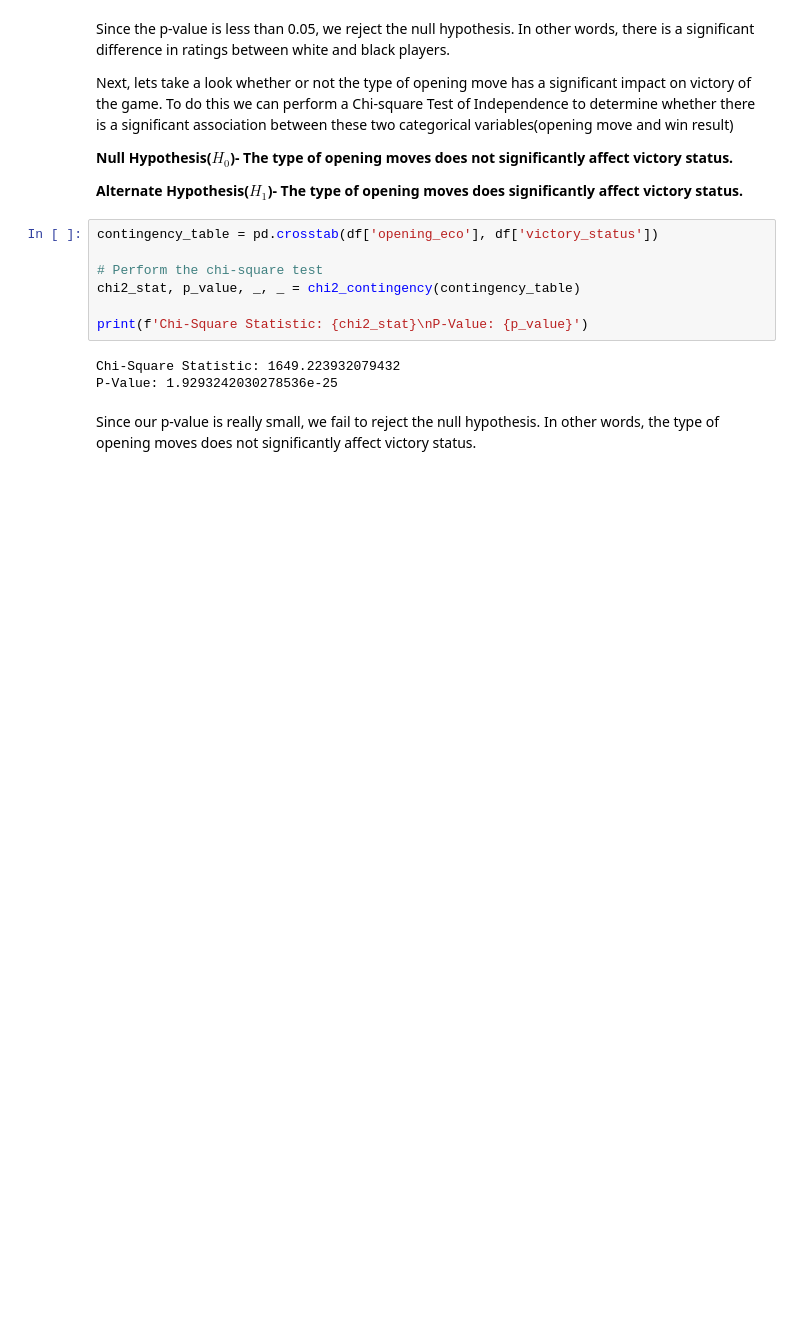
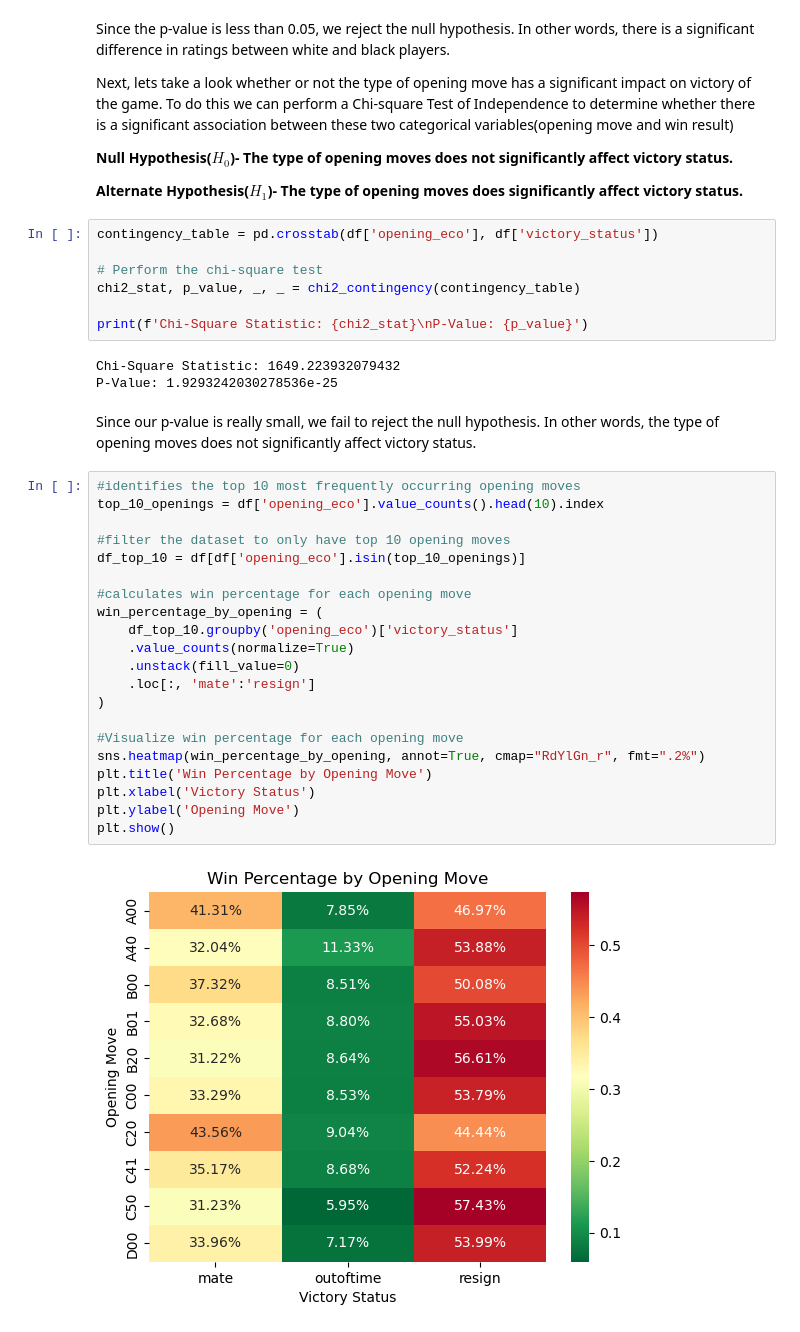
Before and after one commit to wkam3/math189-project, a Jupyter notebook: Math189.ipynb, the cells around one changed output. Cells and saved outputs as stored; diff of their text form; blank space fills up the shorter version.

```diff
--- a/Math189.ipynb
+++ b/Math189.ipynb
@@ -288,3 +289,26 @@ Chi-Square Statistic: 1649.223932079432
 P-Value: 1.9293242030278536e-25
 # %% [markdown]
 Since our p-value is really small, we fail to reject the null hypothesis. In other words, the type of opening moves does not significantly affect victory status.
+# %%
+#identifies the top 10 most frequently occurring opening moves
+top_10_openings = df['opening_eco'].value_counts().head(10).index
+
+#filter the dataset to only have top 10 opening moves
+df_top_10 = df[df['opening_eco'].isin(top_10_openings)]
+
+#calculates win percentage for each opening move
+win_percentage_by_opening = (
+    df_top_10.groupby('opening_eco')['victory_status']
+    .value_counts(normalize=True)
+    .unstack(fill_value=0)
+    .loc[:, 'mate':'resign']
+)
+
+#Visualize win percentage for each opening move
+sns.heatmap(win_percentage_by_opening, annot=True, cmap="RdYlGn_r", fmt=".2%")
+plt.title('Win Percentage by Opening Move')
+plt.xlabel('Victory Status')
+plt.ylabel('Opening Move')
+plt.show()
+# %% [output]
+[figure, added]
```
Also changed, not shown: parts of 5 cells of this notebook.
